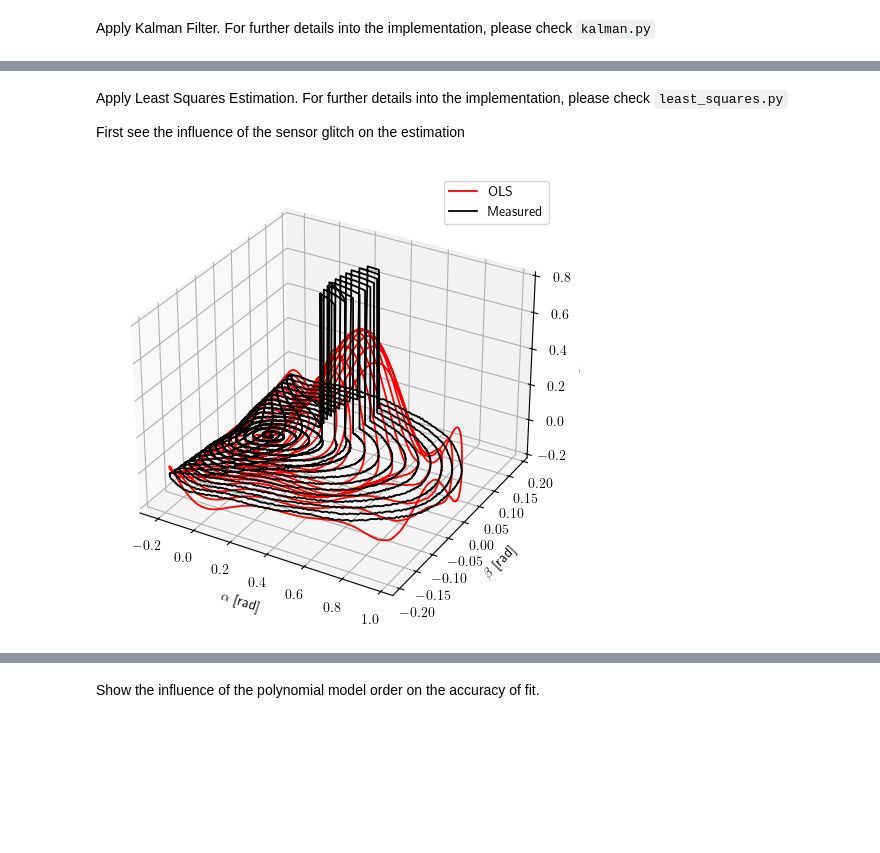
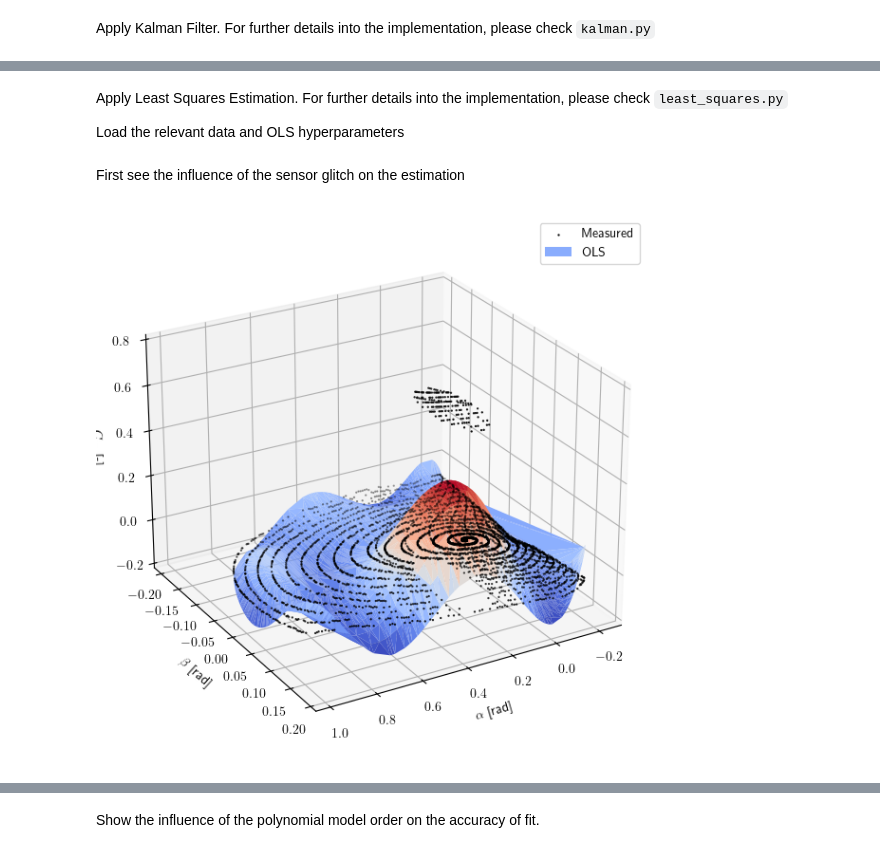
Before and after one commit to TUDjose/sysid-nn, a Jupyter notebook: main1.ipynb, the cells around one changed output, grey strips where cells are left out. Cells and saved outputs as stored; diff of their text form; code cells hidden in the pictures; blank space fills up the shorter version.

```diff
--- a/main1.ipynb
+++ b/main1.ipynb
@@ -28,15 +29,20 @@ State estimation complete. The final value of C_alpha_up is:  0.3090876929520753
 # %% [markdown]
 Apply Least Squares Estimation. For further details into the implementation, please check `least_squares.py`
 
-First see the influence of the sensor glitch on the estimation
+Load the relevant data and OLS hyperparameters
+# %%
+ols_data = np.loadtxt('data/output.csv', delimiter=',')  # load full reconstructed data
+Y, X = ols_data[:, 0], ols_data[:, 1:]
+Ytreat, Xtreat = treat_data((Y, X)) # remove glitched data
+
+order = 6   # polynomial order
+# %% [markdown]
+First see the influence of the sensor glitch on the estimation
 # %%
-ols_data = np.loadtxt('data/output.csv', delimiter=',')  # load full reconstructed data
-Y, X = ols_data[:, 0], ols_data[:, 1:]
-order = 5
+LS_glitched = LeastSquares(data=(Y, X), order=order)  # initialize object
+yhat_glitched = LS_glitched.OLS()
 
-LS = LeastSquares(data=(Y, X), order=order, data_split=(0.7, 0.15, 0.15))  # initialize object
-LS.OLS()
-LS.plot_regression()
+LeastSquares.plot_regression(LS_glitched.Xtrain, LS_glitched.Ytrain, yhat_glitched, lims=(-0.2, 0.8))
 # %% [output]
-[figure, old version]
+[figure, new version]
 # %% [markdown]
```
Also changed, not shown: parts of 9 cells of this notebook, 25 other files.
